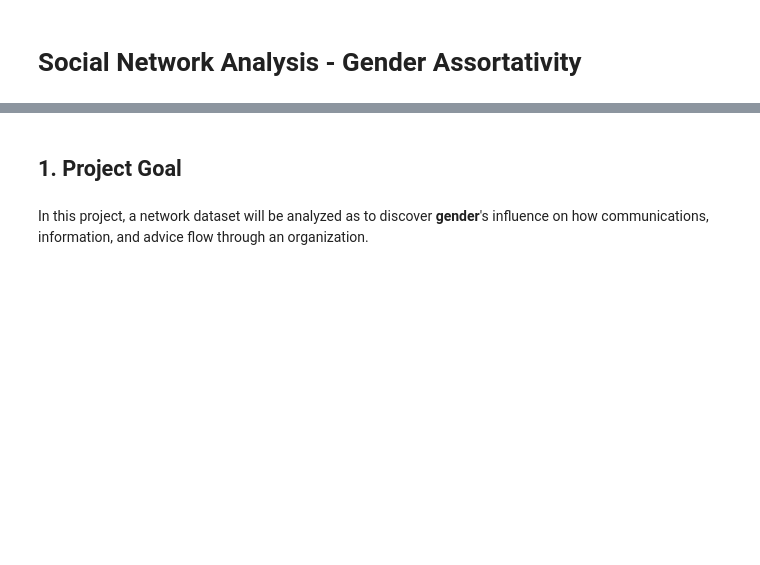
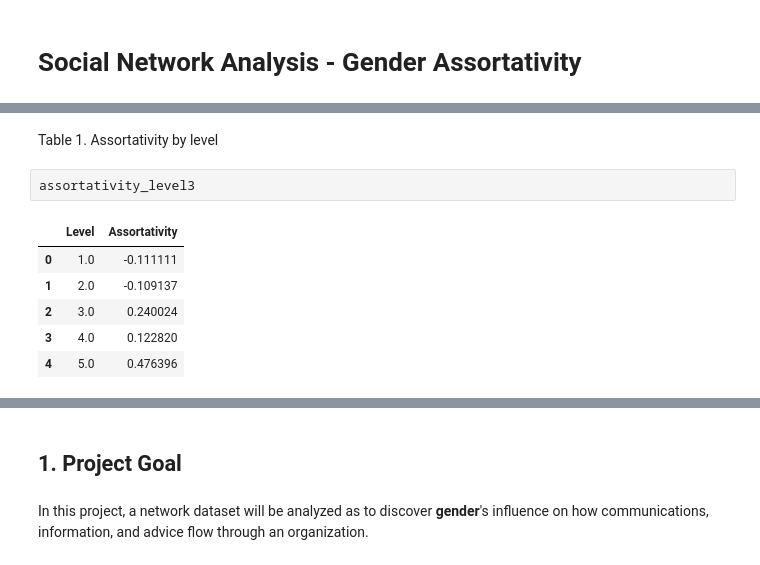
Before and after one commit to feelzoo/assortativity, a Jupyter notebook: Assortativity.ipynb, the cells around one changed output, grey strips where cells are left out. Saved outputs shown, nothing was run; the diff lists cells and outputs as text; blank space fills up the shorter version.

```diff
--- a/Assortativity.ipynb
+++ b/Assortativity.ipynb
@@ -2,0 +18,11 @@
+# %% [markdown]
+Table 1. Assortativity by level
+# %%
+assortativity_level3
+# %% [output]
+|  | Level | Assortativity |
+| 0 | 1.0 | -0.111111 |
+| 1 | 2.0 | -0.109137 |
+| 2 | 3.0 | 0.240024 |
+| 3 | 4.0 | 0.122820 |
+| 4 | 5.0 | 0.476396 |
```
Also changed, not shown: parts of 49 cells of this notebook.
